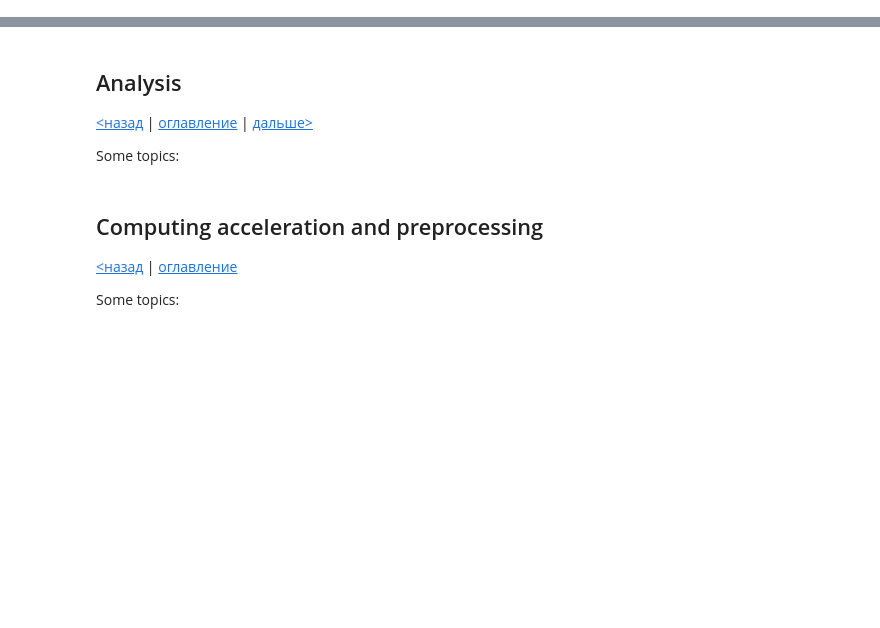
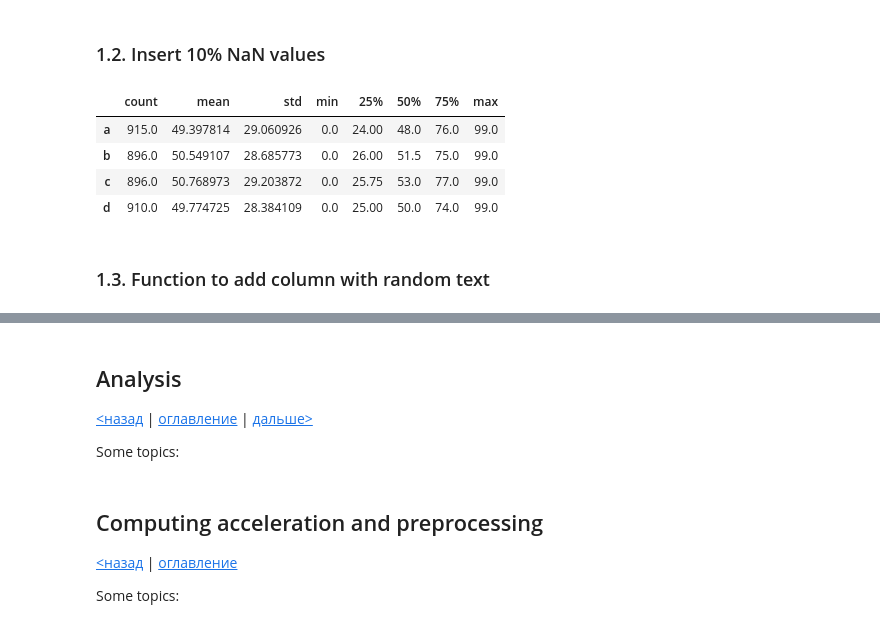
Before and after one commit to sqrt495/tips-and-tricks, a Jupyter notebook: Advanced_Pandas.ipynb, the cells around one changed output, grey strips where cells are left out. Cells and saved outputs as stored; diff of their text form; code cells hidden in the pictures; blank space fills up the shorter version.

```diff
--- a/Advanced_Pandas.ipynb
+++ b/Advanced_Pandas.ipynb
@@ -54,0 +52,15 @@ memory usage: 15.8 KB
+# %% [markdown]
+### 1.2. Insert 10% NaN values
+# %%
+random_created_df = random_created_df.mask(np.random.random(random_created_df.shape) < .1)
+
+# random_created_df.info()
+random_created_df.describe(include='all').T
+# %% [output]
+|  | count | mean | std | min | 25% | 50% | 75% | max |
+| a | 915.0 | 49.397814 | 29.060926 | 0.0 | 24.00 | 48.0 | 76.0 | 99.0 |
+| b | 896.0 | 50.549107 | 28.685773 | 0.0 | 26.00 | 51.5 | 75.0 | 99.0 |
+| c | 896.0 | 50.768973 | 29.203872 | 0.0 | 25.75 | 53.0 | 77.0 | 99.0 |
+| d | 910.0 | 49.774725 | 28.384109 | 0.0 | 25.00 | 50.0 | 74.0 | 99.0 |
+# %% [markdown]
+### 1.3. Function to add column with random text
```
Also changed, not shown: parts of 20 cells of this notebook.
